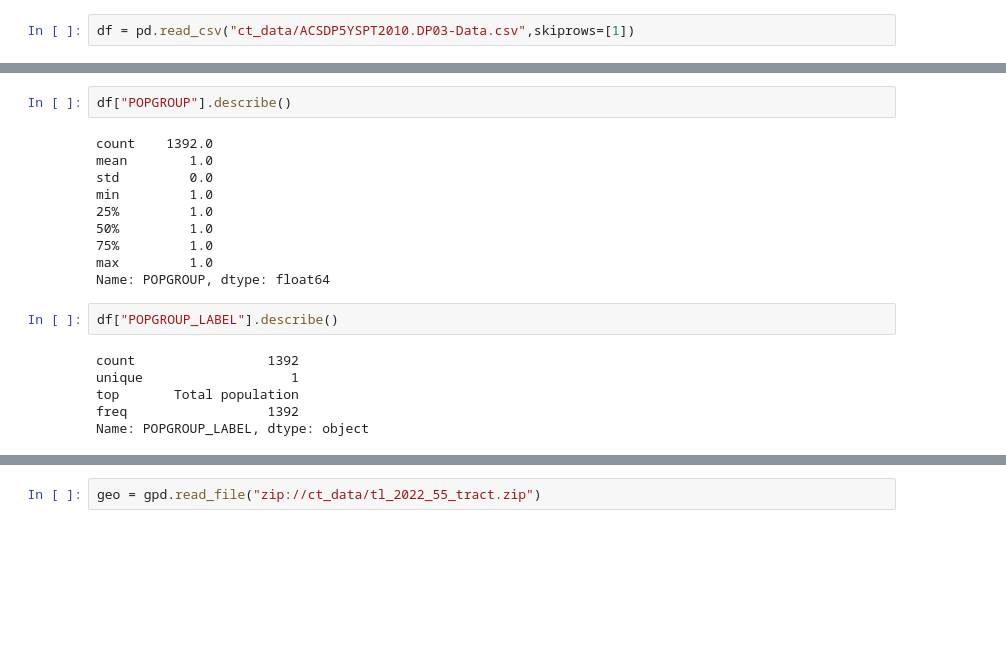
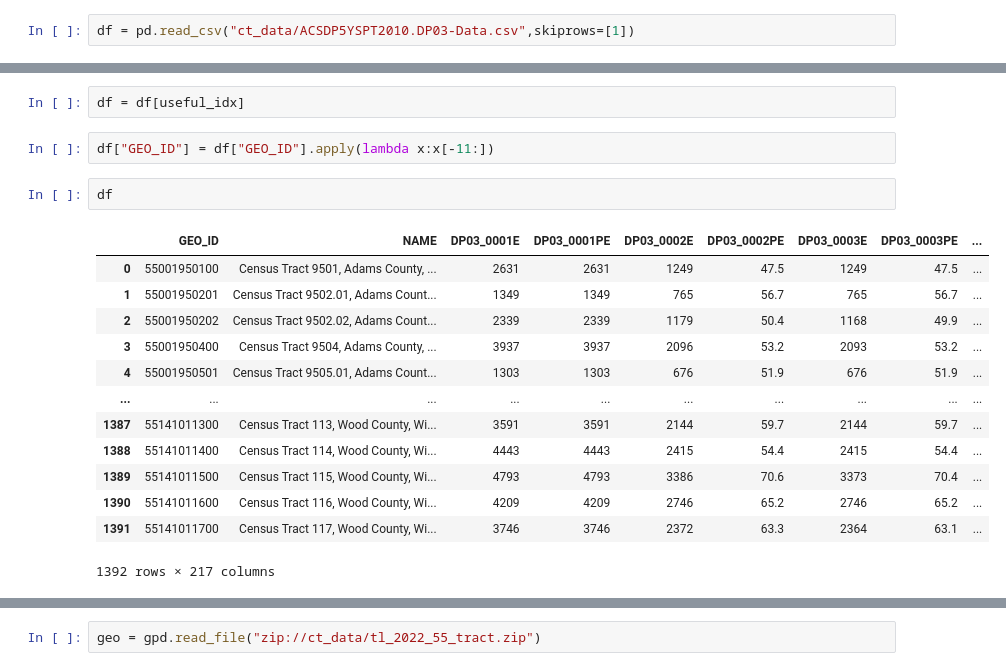
Before and after one commit to ychen884/STICC-GCC, a Jupyter notebook: process_data.ipynb, the cells around one changed output, grey strips where cells are left out. Cells and saved outputs as stored; diff of their text form; blank space fills up the shorter version.

```diff
--- a/process_data.ipynb
+++ b/process_data.ipynb
@@ -30,21 +35,21 @@ useful_idx
  'DP03_0137PE']
+# %%
+df = df[useful_idx]
+# %%
+df["GEO_ID"] = df["GEO_ID"].apply(lambda x:x[-11:])
 # %%
-df["POPGROUP"].describe()
+df
 # %% [output]
+|  | GEO_ID | NAME | DP03_0001E | DP03_0001PE | DP03_0002E | DP03_0002PE | DP03_0003E | DP03_0003PE | ... |
+| 0 | 55001950100 | Census Tract 9501, Adams County, ... | 2631 | 2631 | 1249 | 47.5 | 1249 | 47.5 | ... |
+| 1 | 55001950201 | Census Tract 9502.01, Adams Count... | 1349 | 1349 | 765 | 56.7 | 765 | 56.7 | ... |
+| 2 | 55001950202 | Census Tract 9502.02, Adams Count... | 2339 | 2339 | 1179 | 50.4 | 1168 | 49.9 | ... |
+| 3 | 55001950400 | Census Tract 9504, Adams County, ... | 3937 | 3937 | 2096 | 53.2 | 2093 | 53.2 | ... |
+| 4 | 55001950501 | Census Tract 9505.01, Adams Count... | 1303 | 1303 | 676 | 51.9 | 676 | 51.9 | ... |
+| ... | ... | ... | ... | ... | ... | ... | ... | ... | ... |
+| 1387 | 55141011300 | Census Tract 113, Wood County, Wi... | 3591 | 3591 | 2144 | 59.7 | 2144 | 59.7 | ... |
+| 1388 | 55141011400 | Census Tract 114, Wood County, Wi... | 4443 | 4443 | 2415 | 54.4 | 2415 | 54.4 | ... |
+| 1389 | 55141011500 | Census Tract 115, Wood County, Wi... | 4793 | 4793 | 3386 | 70.6 | 3373 | 70.4 | ... |
+| 1390 | 55141011600 | Census Tract 116, Wood County, Wi... | 4209 | 4209 | 2746 | 65.2 | 2746 | 65.2 | ... |
+| 1391 | 55141011700 | Census Tract 117, Wood County, Wi... | 3746 | 3746 | 2372 | 63.3 | 2364 | 63.1 | ... |
-count    1392.0
-mean        1.0
-std         0.0
-min         1.0
-25%         1.0
-50%         1.0
-75%         1.0
-max         1.0
-Name: POPGROUP, dtype: float64
+1392 rows × 217 columns
-# %%
-df["POPGROUP_LABEL"].describe()
-# %% [output]
-count                 1392
-unique                   1
-top       Total population
-freq                  1392
-Name: POPGROUP_LABEL, dtype: object
```
Also changed, not shown: parts of 15 cells of this notebook.
